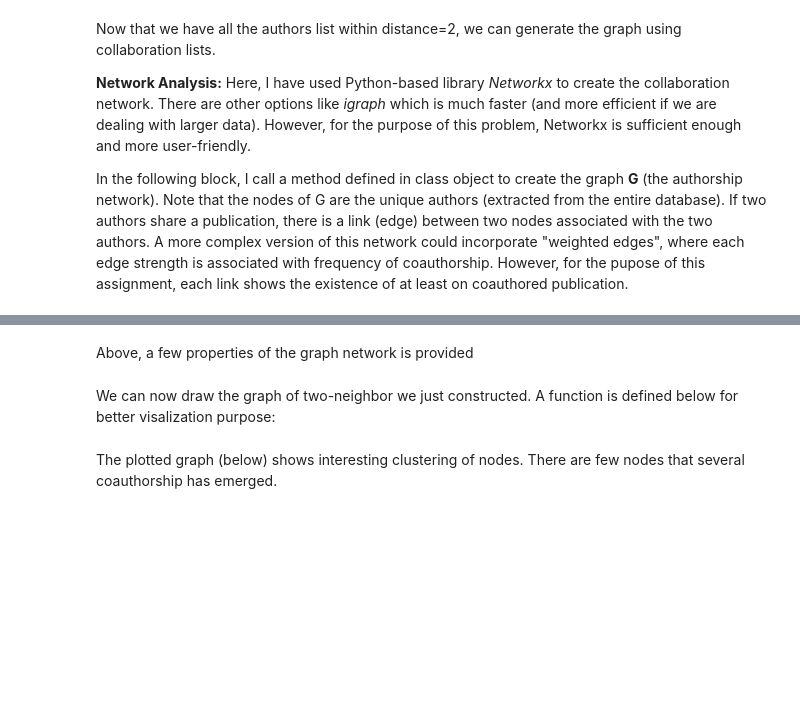
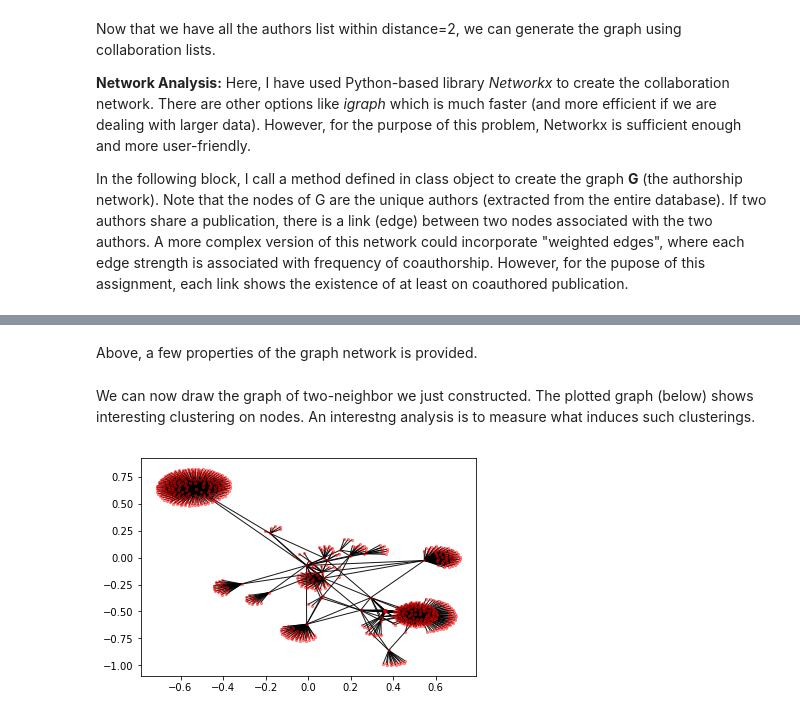
Before and after one commit to somayehfarhadi/authorship, a Jupyter notebook: Somaye-Farhadi-CSET.ipynb, the cells around one changed output, grey strips where cells are left out. Saved outputs shown, nothing was run; the diff lists cells and outputs as text; code cells hidden in the pictures; blank space fills up the shorter version.

```diff
--- a/Somaye-Farhadi-CSET.ipynb
+++ b/Somaye-Farhadi-CSET.ipynb
@@ -188,5 +233,10 @@ DF[DF['Publication_ID']==start_ID]
 # %% [markdown]
 Creating a list of all collaborations (not necessary, but could be stored for scaling the problem if additional graph inqueries are needed.):
 # %%
-unique_coauthors = corpus.unique_coauthors(DF)  # list of unique collaborations (stored as a set of tuples.)
+unique_coauthors , ID = corpus.unique_coauthors(DF)  # list of unique collaborations (stored as a set of tuples.)
+
+# df = pd.DataFrame(columns = ['unique_coauthors' , 'ID'])
+# df['unique_coauthors' ]= unique_coauthors
+# df['ID']
+# df.to_pickle(drct+'unique_coauthors.pickle')
 # %% [markdown]
@@ -196,15 +246,23 @@ start_ID ="22720d75b8c73afd3bf4917fd5512dcc11e19885"
 indexs0 = int(DF[DF['Publication_ID']==start_ID].index.values)
 authors0 = DF['Authors_ID'][indexs0]
 
+# DF2 = pd.read_pickle(drct+'unique_coauthors.pickle')
+# unique_coauthors = list(DF2['unique_coauthors'])
+# ID = list(DF2['ID'])
+# del(DF2)
+
 node = start_ID
-it1 = corpus.neighbors_graph(DF, unique_coauthors, authors0) # list of all first_neighbor colalborations.
+it1 , A1 = corpus.neighbors_graph(DF, unique_coauthors, authors0) # list of all first_neighbor colalborations.
 authors1 = set(chain.from_iterable(it1))   # unique nodes within the first_neighbor collaboration netwok
+#IDs1 = set(chain.from_iterable(A1))
 #print(unique_first_coauthors)
 
-it2 = corpus.neighbors_graph(DF, unique_coauthors, list(authors1)[1:])  # list of all second_neighbor collaborations.
+it2 , A2 = corpus.neighbors_graph(DF, unique_coauthors, list(authors1)[1:])  # list of all second_neighbor collaborations.
 authors2 = set(chain.from_iterable(it2))   # unique nodes within the first_neighbor collaboration netwok
+#IDs2 = set(chain.from_iterable(A2))
 
-sub_authors = list(set.union(authors1,authors2))  # combination of authors set for 1st and 2nd neighbos.
+sub_authors = list(set.union(authors1,authors2))[1:] # combination of authors set for 1st and 2nd neighbos.
+sub_IDs = list(A1+A2)
 sub_links = list(it1+it2)
 # %% [markdown]
 Now that we have all the authors list within distance=2, we can generate the graph using collaboration lists.
@@ -229,6 +287,6 @@ Average Clustering:  0.1885390124178123
 Connected Components:  [727]
 # %% [markdown]
-Above, a few properties of the graph network is provided
+Above, a few properties of the graph network is provided.
 # %% [markdown]
-We can now draw the graph of two-neighbor we just constructed. A function is defined below for better visalization purpose:
+We can now draw the graph of two-neighbor we just constructed. The plotted graph (below) shows interesting clustering on nodes. An interestng analysis is to measure what induces such clusterings.
 # %%
@@ -239,5 +296,7 @@ def draw_graph(G):
     nx.draw_networkx_nodes(G,pos, node_color='r',node_size=5,alpha=0.4)
     #edges
     nx.draw_networkx_edges(G,pos,width=1.0,alpha=0.9)
-# %% [markdown]
-The plotted graph (below) shows interesting clustering of nodes. There are few nodes that several coauthorship has emerged.
+# %%
+draw_graph(G2)
+# %% [output]
+[figure, added]
```
Also changed, not shown: parts of 50 cells of this notebook.
